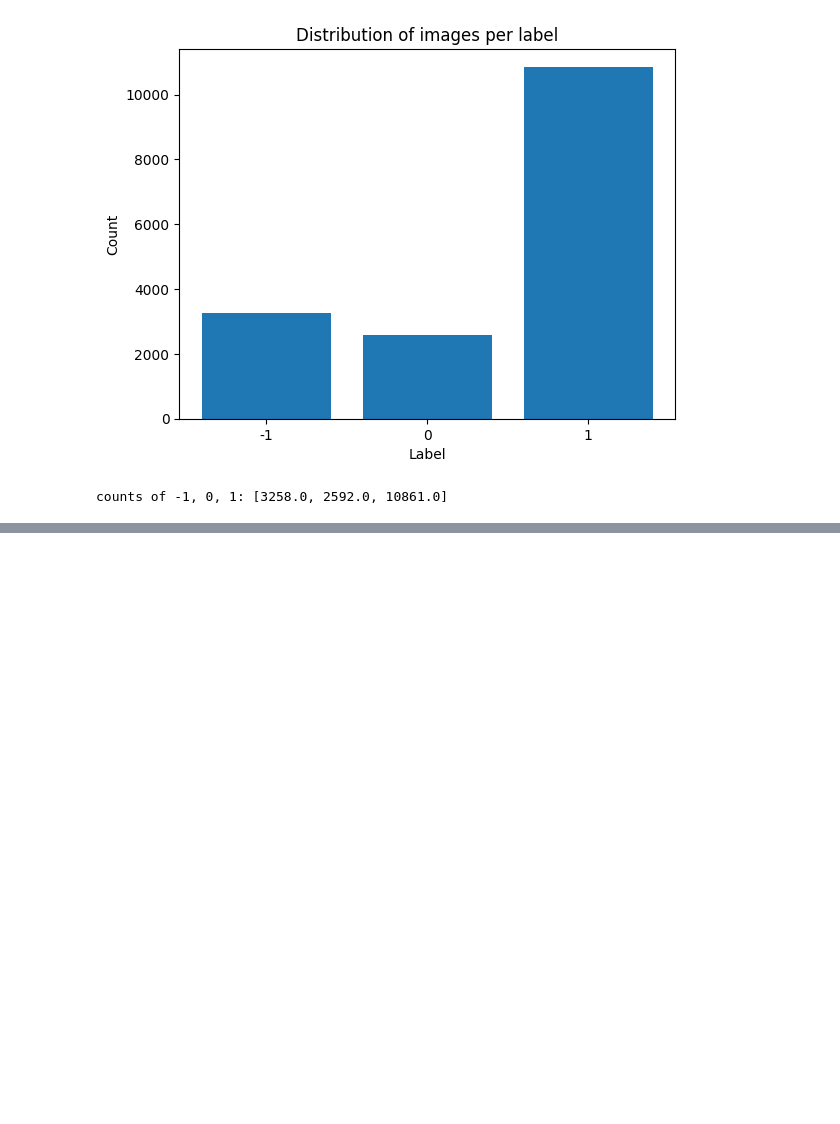
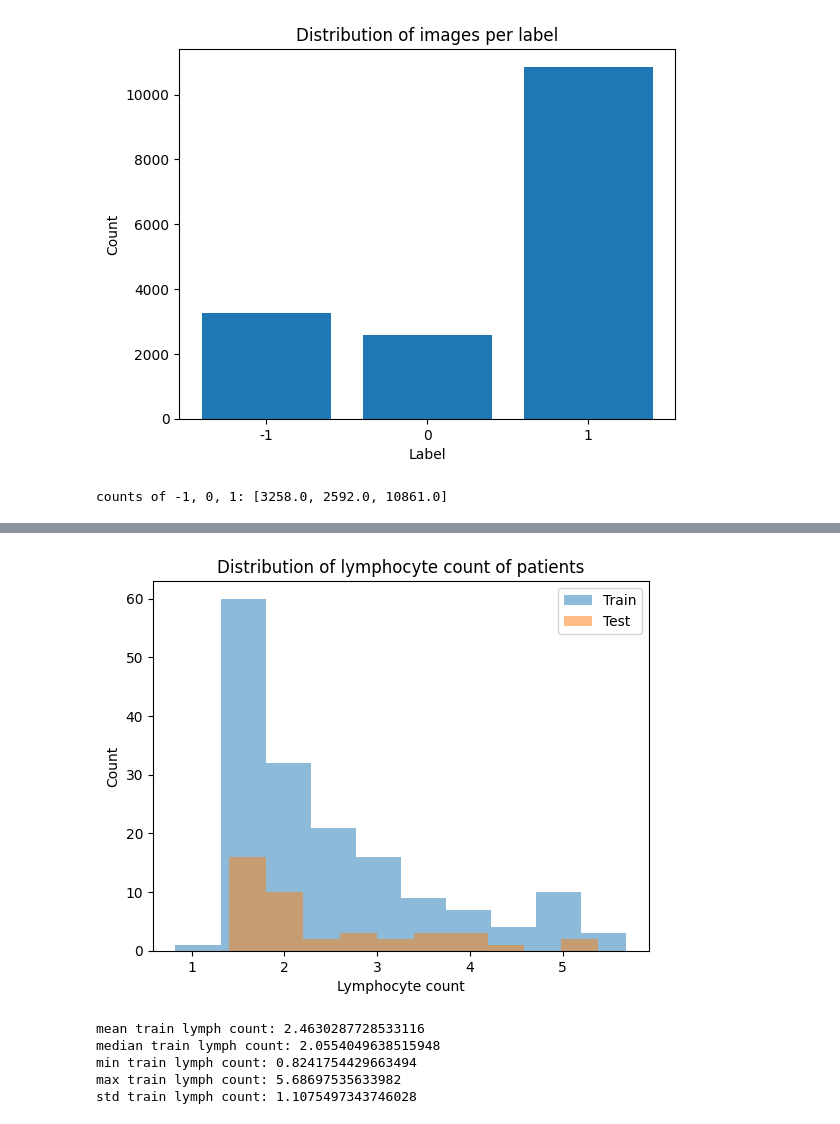
Before and after one commit to clementw168/Lymphocytosis-classification, a Jupyter notebook: data_exploration.ipynb, the cells around one changed output, grey strips where cells are left out. Cells and saved outputs as stored; diff of their text form; code cells hidden in the pictures; blank space fills up the shorter version.

```diff
--- a/data_exploration.ipynb
+++ b/data_exploration.ipynb
@@ -145,0 +210,27 @@ counts of -1, 0, 1: [3258.0, 2592.0, 10861.0]
+# %%
+import numpy as np
+
+trainset_true["LYMPH_COUNT"] = np.log(trainset_true["LYMPH_COUNT"])
+testset_csv["LYMPH_COUNT"] = np.log(testset_csv["LYMPH_COUNT"])
+
+fig, ax = plt.subplots()
+ax.hist(trainset_true["LYMPH_COUNT"], alpha=0.5, label="Train")
+ax.hist(testset_csv["LYMPH_COUNT"], alpha=0.5, label="Test")
+ax.set_xlabel("Lymphocyte count")
+ax.set_ylabel("Count")
+ax.set_title("Distribution of lymphocyte count of patients")
+ax.legend()
+plt.show()
+
+print("mean train lymph count:", trainset_true["LYMPH_COUNT"].mean())
+print("median train lymph count:", trainset_true["LYMPH_COUNT"].median())
+print("min train lymph count:", trainset_true["LYMPH_COUNT"].min())
+print("max train lymph count:", trainset_true["LYMPH_COUNT"].max())
+print("std train lymph count:", trainset_true["LYMPH_COUNT"].std())
+# %% [output]
+[figure, added]
+mean train lymph count: 2.4630287728533116
+median train lymph count: 2.0554049638515948
+min train lymph count: 0.8241754429663494
+max train lymph count: 5.68697535633982
+std train lymph count: 1.1075497343746028
```
Also changed, not shown: parts of 6 cells of this notebook, 2 other files.
